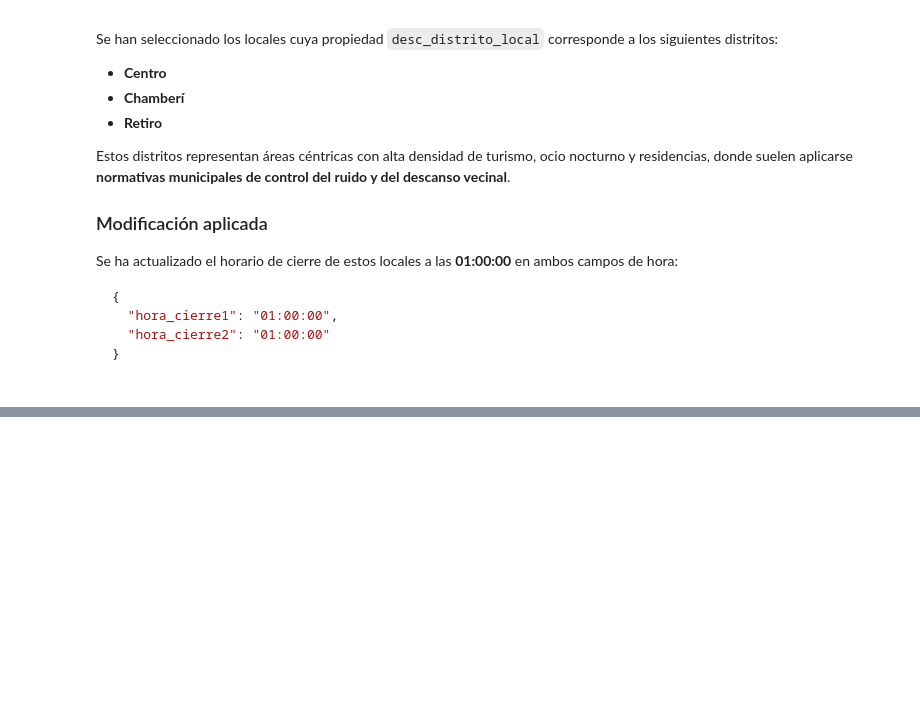
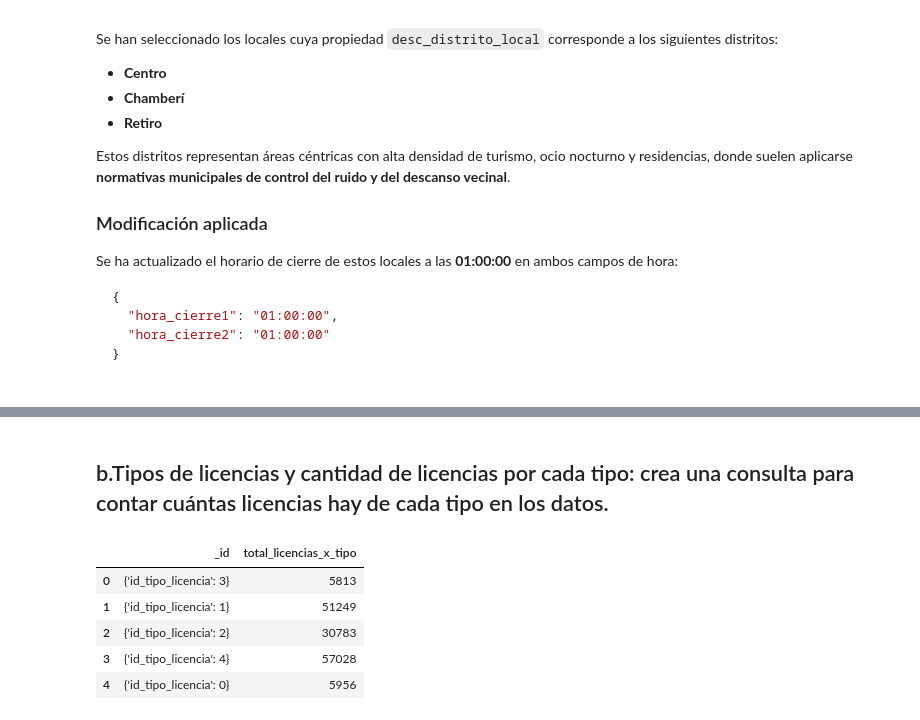
Before and after one commit to DylanGuerraR/NoSQL_Pl_master, a Jupyter notebook: Querys_NoSQL.ipynb, the cells around one changed output, grey strips where cells are left out. Cells and saved outputs as stored; diff of their text form; code cells hidden in the pictures; blank space fills up the shorter version.

```diff
--- a/Querys_NoSQL.ipynb
+++ b/Querys_NoSQL.ipynb
@@ -297,0 +358,29 @@ Se ha actualizado el horario de cierre de estos locales a las **01:00:00** en am
+# %% [markdown]
+## b.Tipos de licencias y cantidad de licencias por cada tipo: crea una consulta para contar cuántas licencias hay de cada tipo en los datos.
+# %%
+from pymongo import MongoClient
+
+# Requires the PyMongo package.
+# https://api.mongodb.com/python/current
+
+client = MongoClient('mongodb://localhost:27017/')
+result = client['ucm_nosql_pl']['licencias'].aggregate([
+    {
+        '$group': {
+            '_id': {
+                'id_tipo_licencia': '$id_tipo_licencia'
+            },
+            'total_licencias_x_tipo': {
+                '$sum': 1
+            }
+        }
+    }
+])
+mostrar_resultado(result,5)
+# %% [output]
+|  | _id | total_licencias_x_tipo |
+| 0 | {'id_tipo_licencia': 3} | 5813 |
+| 1 | {'id_tipo_licencia': 1} | 51249 |
+| 2 | {'id_tipo_licencia': 2} | 30783 |
+| 3 | {'id_tipo_licencia': 4} | 57028 |
+| 4 | {'id_tipo_licencia': 0} | 5956 |
```
Also changed, not shown: parts of 13 cells of this notebook, 3 other files.
